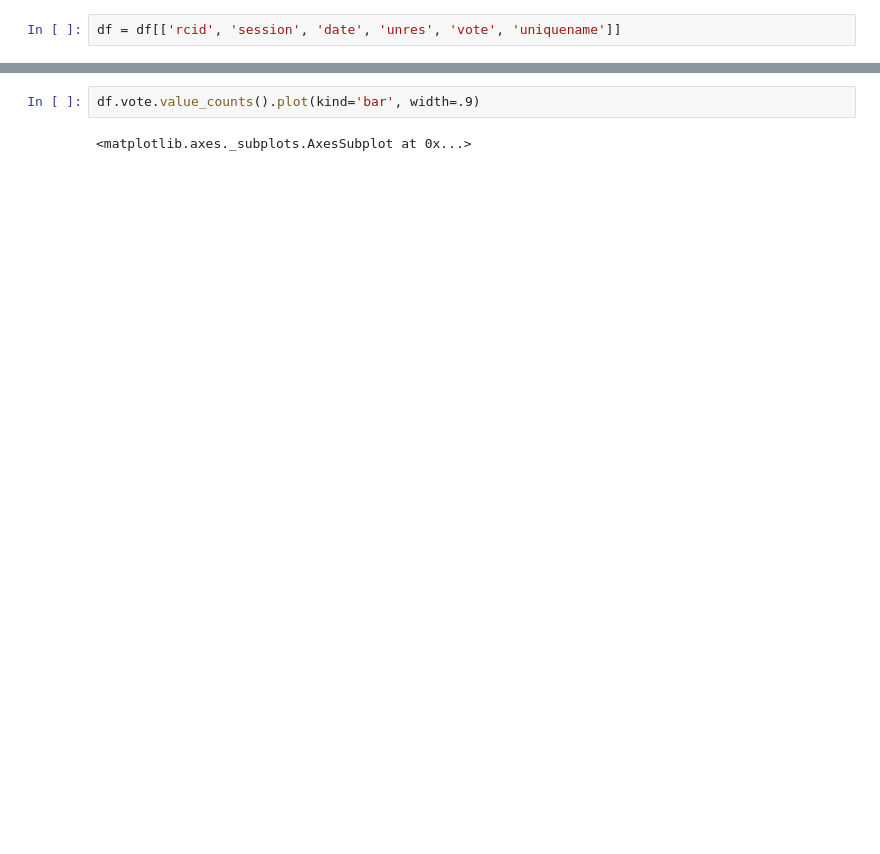
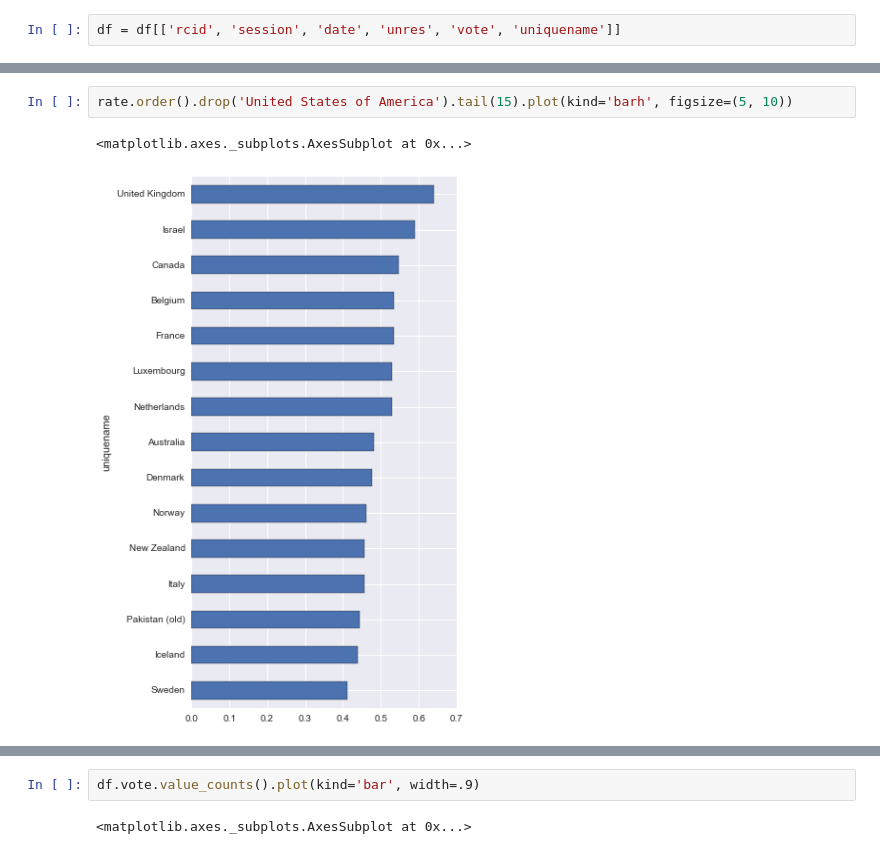
Before and after one commit to TomAugspurger/PyDataSeattle, a Jupyter notebook: notebooks/un.ipynb, the cells around one changed output, grey strips where cells are left out. Saved outputs shown, nothing was run; the diff lists cells and outputs as text; blank space fills up the shorter version.

```diff
--- a/notebooks/un.ipynb
+++ b/notebooks/un.ipynb
@@ -55,0 +107,5 @@ dtype: object
+# %%
+rate.order().drop('United States of America').tail(15).plot(kind='barh', figsize=(5, 10))
+# %% [output]
+<matplotlib.axes._subplots.AxesSubplot at 0x...>
+[figure, added]
```
Also changed, not shown: parts of 51 cells of this notebook, 6 other files.
